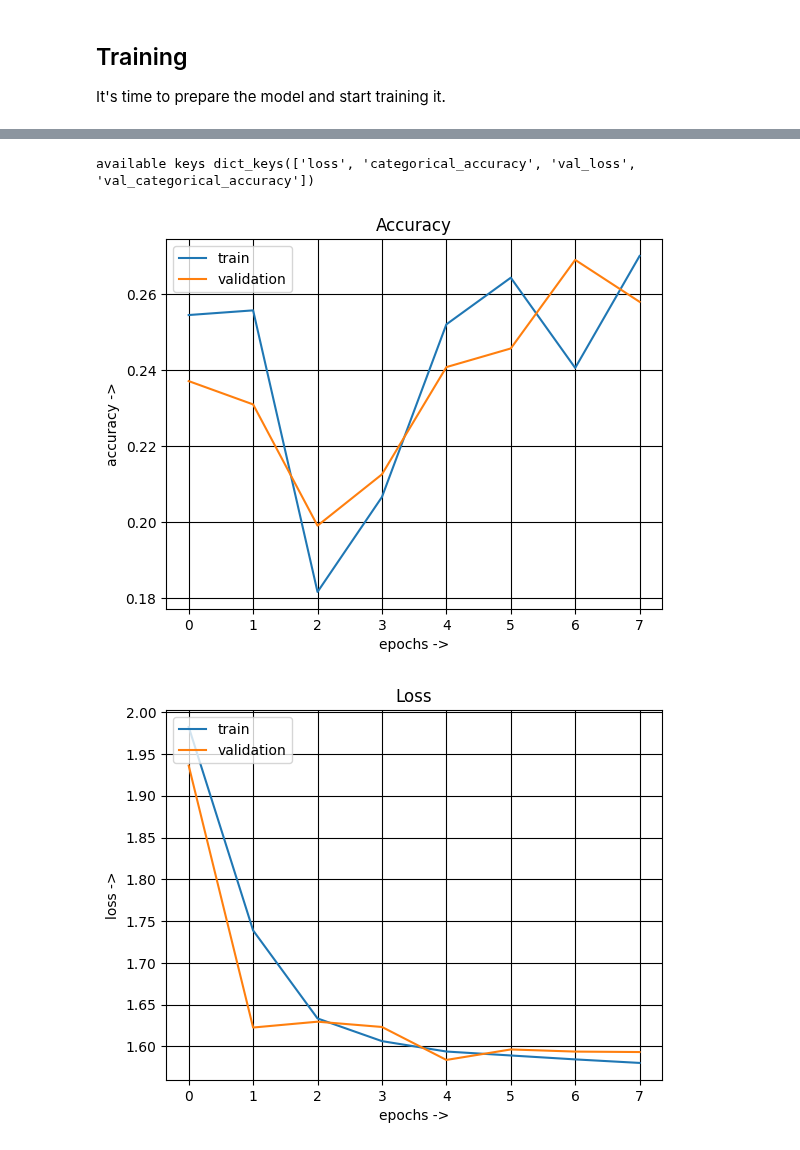
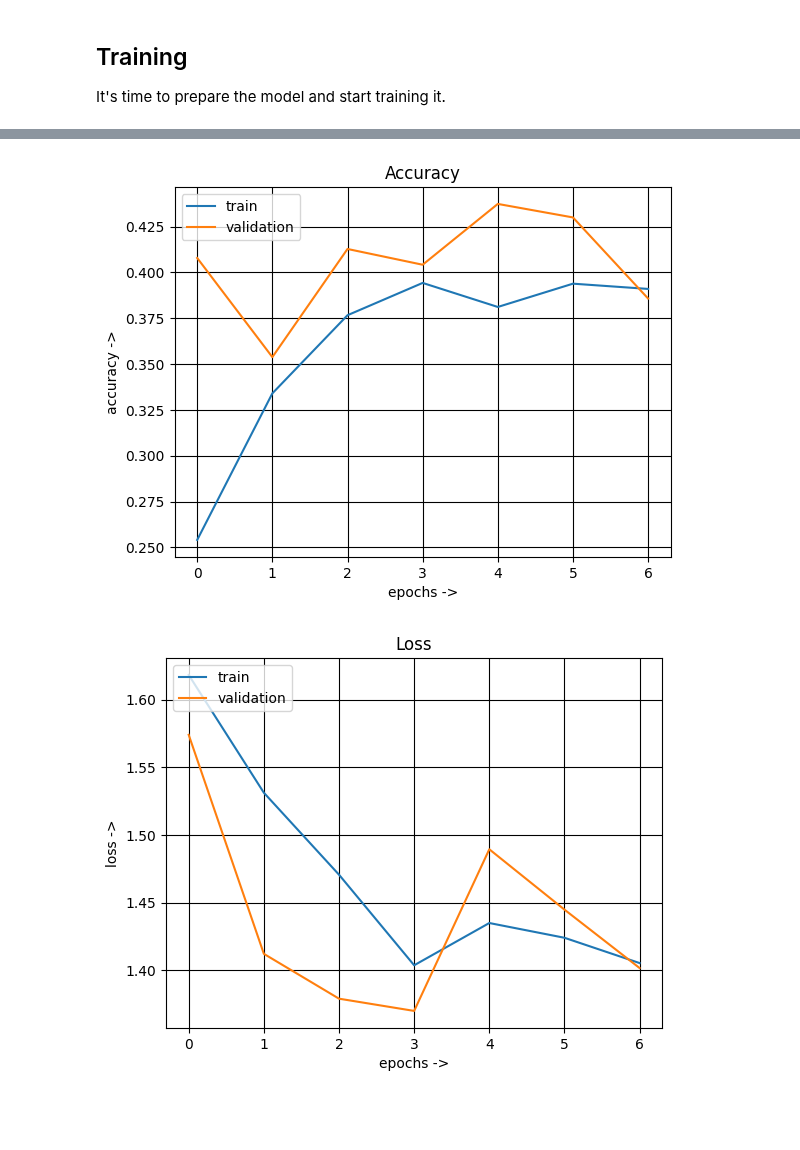
Before and after one commit to michaelstuffer98/ai_industry_project, a Jupyter notebook: my_transformer.ipynb, the cells around one changed output, grey strips where cells are left out. Saved outputs shown, nothing was run; the diff lists cells and outputs as text; code cells hidden in the pictures; blank space fills up the shorter version.

```diff
--- a/my_transformer.ipynb
+++ b/my_transformer.ipynb
@@ -130,20 +126,20 @@ but it can give a more stable model because the model has to learn to correct it
 class FeatureExtractor:
     def __init__(self) -> None:
         self.conv_layers = [
-            tf.keras.layers.Conv1D(8, 8, 3, padding='same', activation='gelu', data_format='channels_last'),
-            tf.keras.layers.Conv1D(16, 4, 3, padding='same', activation='gelu', data_format='channels_last'),
-            tf.keras.layers.Conv1D(64, 4, 3, padding='same', activation='gelu', data_format='channels_last'),
-            tf.keras.layers.Conv1D(128, 3, 2, padding='same', activation='gelu', data_format='channels_last'),
-            tf.keras.layers.Conv1D(256, 3, 2, padding='same', activation='gelu', data_format='channels_last')
+            tf.keras.layers.Conv1D(8, 6, 1, padding='same', activation='gelu', data_format='channels_last'),
+            tf.keras.layers.Conv1D(32, 4, 1, padding='same', activation='gelu', data_format='channels_last'),
+            tf.keras.layers.Conv1D(64, 4, 4, padding='same', activation='gelu', data_format='channels_last'),
+            tf.keras.layers.Conv1D(128, 3, 3, padding='same', activation='sigmoid', data_format='channels_last')
         ]
 
-        self.max_pooling = tf.keras.layers.MaxPool2D((2, 2))
+        self.max_pooling = tf.keras.layers.MaxPool1D(2)
 
         self.normalization = tf.keras.layers.LayerNormalization()
 
     def __call__(self, x):
         for convolution in self.conv_layers:
             x = convolution(x)
+            x = self.max_pooling(x)
 
         return self.normalization(x)
 
@@ -336,11 +332,11 @@ class Transformer(tf.keras.Model):
 
     return out
 # %%
-num_layers = 8
-d_model = 256
-dff = 256
-num_heads = 8
-dropout_rate = 0.15
+num_layers = 12
+d_model = 128
+dff = 128
+num_heads = 10
+dropout_rate = 0.1
 # %% [markdown]
 ### Try it out
 # %% [markdown]
@@ -372,7 +368,7 @@ class CustomSchedule(tf.keras.optimizers.schedules.LearningRateSchedule):
     arg1 = tf.math.rsqrt(step)
     arg2 = step * (self.warmup_steps ** -1.5)
 
-    return tf.math.rsqrt(self.d_model) * tf.math.minimum(arg1, arg2)
+    return tf.math.rsqrt(self.d_model) * tf.math.minimum(arg1, arg2) * 10
 
 learning_rate = CustomSchedule(d_model)
 
@@ -386,7 +382,7 @@ transformer.compile(
 
 es = tf.keras.callbacks.EarlyStopping(
     monitor = 'val_loss',
-    patience = 5,
+    patience = 3,
     start_from_epoch=3,
     restore_best_weights=True)
 
@@ -415,13 +422,14 @@ with open('models/my_transformer/my_transformer_history.json', 'w') as f:
 # %%
 from lib_util import plot
 epochs= 20
-with open('models/my_transformer/my_transformer_history.json', 'r') as f:
-    history_dict = json.load(f)
+# with open('models/my_transformer/my_transformer_history.json', 'r') as f:
+#     history_dict = json.load(f)
 
+history_dict = hist.history
 #Plots for the accuracies and losses of the train and validation data per epoch
-plot.plot_hist(history_dict, ('categorical_accuracy', 'val_categorical_accuracy'), legends=('train', 'validation'), title='Accuracy', y_label='accuracy ->', x_label='epochs ->', save_to=f'Plots/{config['name']}_{epochs}_acuracy')
-plot.plot_hist(history_dict, ('loss', 'val_loss'), legends=('train', 'validation'), title='Loss', y_label='loss ->', x_label='epochs ->', save_to=f'Plots/{config['name']}_{epochs}_loss')
+name = config['transformer_name']
+plot.plot_hist(history_dict, ('categorical_accuracy', 'val_categorical_accuracy'), legends=('train', 'validation'), title='Accuracy', y_label='accuracy ->', x_label='epochs ->', save_to=f'Plots/{name}_{epochs}_acuracy')
+plot.plot_hist(history_dict, ('loss', 'val_loss'), legends=('train', 'validation'), title='Loss', y_label='loss ->', x_label='epochs ->', save_to=f'Plots/{name}_{epochs}_loss')
 # %% [output]
-available keys dict_keys(['loss', 'categorical_accuracy', 'val_loss', 'val_categorical_accuracy'])
-[figure, old version]
+[figure, new version]
-[figure, old version]
+[figure, new version]
```
Also changed, not shown: parts of 8 cells of this notebook, 4 other files.
